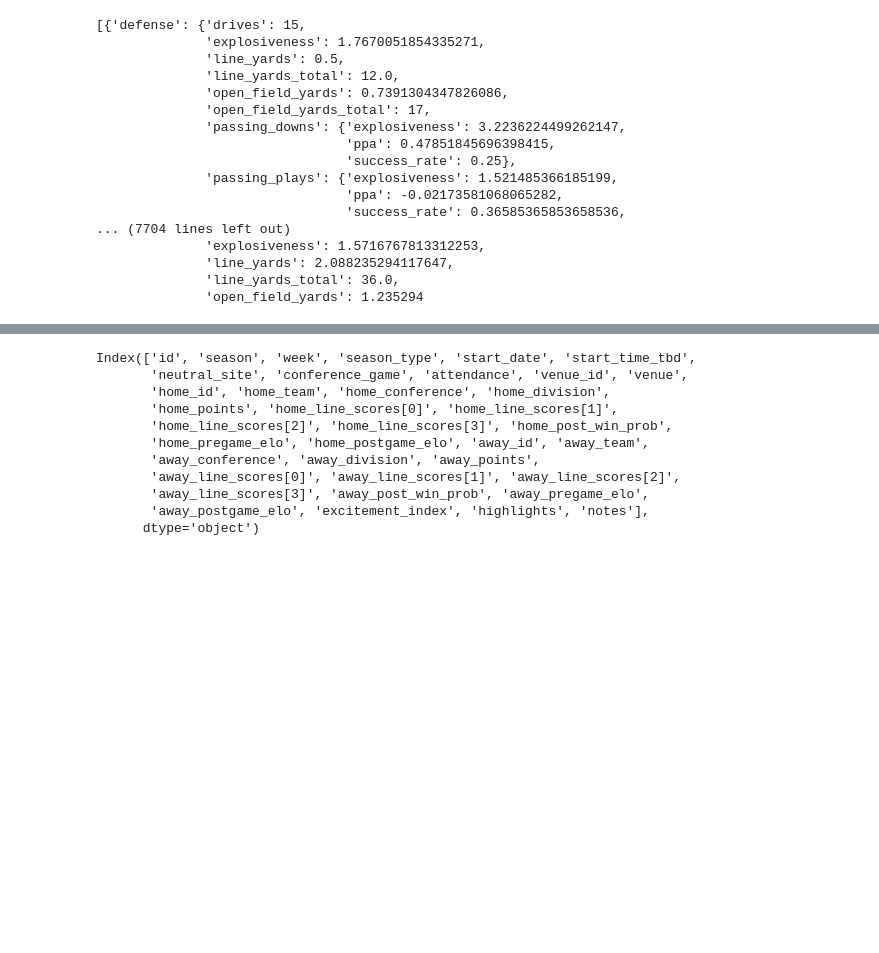
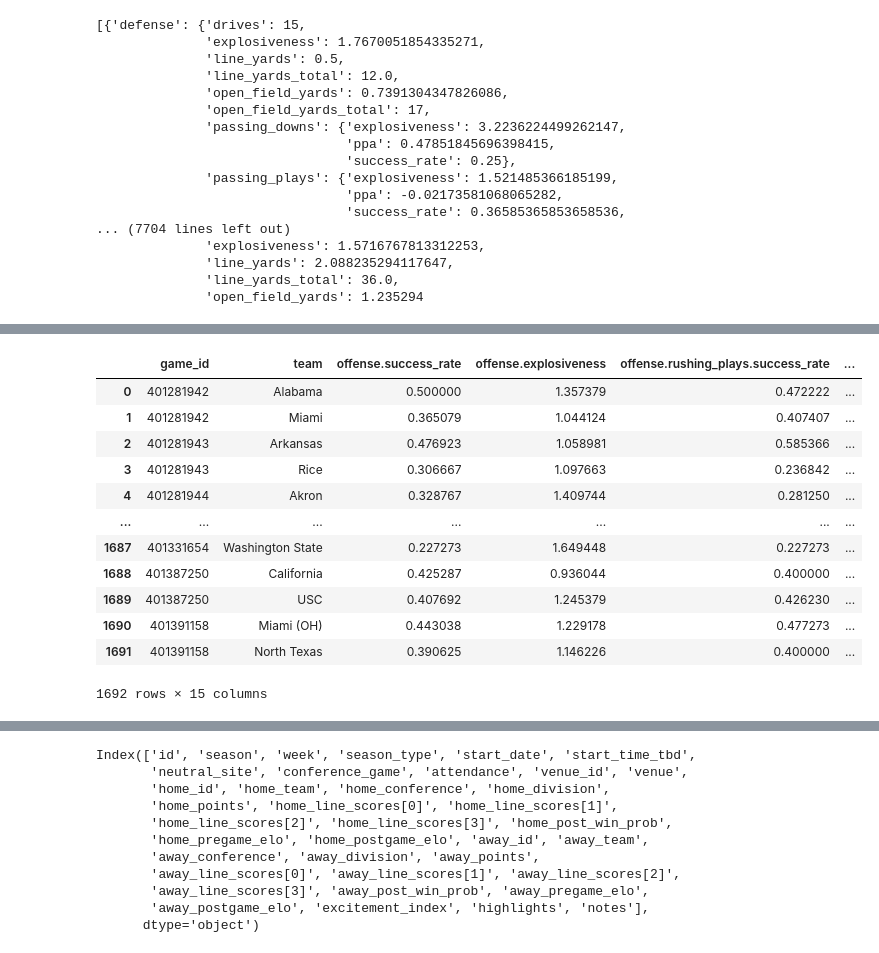
Before and after one commit to baumgartner-99/Team-7-Final-Project, a Jupyter notebook: College_football_prediction.ipynb, the cells around one changed output, grey strips where cells are left out. Drawn from its saved outputs; the diff is of its cells as text; code cells hidden in the pictures; blank space fills up the shorter version.

Commit message:
cleaning data and attemptting to add it to pgadmin

```diff
--- a/College_football_prediction.ipynb
+++ b/College_football_prediction.ipynb
@@ -58,11 +37,0 @@ games[0].defense
-# %%
-# doing the last 4 years.
-for yrs in range(2017,2022):
-    print(yrs)
-    games_years = api_instance.get_advanced_team_game_stats(year = yrs)  #get the data
-    games_years = [g.to_dict() for g in games_years]
-
-    # Flattens the json
-    flatten_df = pd.json_normalize(games_years)
-
-flatten_df
@@ -118,0 +58,11 @@ flatten_df.drop(columns=["season"])
+# %%
+# doing the last 4 years.
+for yrs in range(2018,2022):
+    print(yrs)
+    games_years = api_instance.get_advanced_team_game_stats(year = yrs)  #get the data
+    games_years = [g.to_dict() for g in games_years]
+
+    # Flattens the json
+    flatten_df = pd.json_normalize(games_years)
+
+flatten_df
@@ -118,0 +102,3 @@ flatten_df.drop(columns=["season"])
+# %%
+drop_df = flatten_df.drop(columns=["season"])
+drop_df
@@ -118,0 +157,22 @@ flatten_df.drop(columns=["season"])
+# %%
+trimmed_df = drop_df[["game_id", "team", "offense.success_rate", "offense.explosiveness", "offense.rushing_plays.success_rate",
+                     "offense.rushing_plays.explosiveness", "offense.passing_plays.success_rate", "offense.passing_plays.explosiveness",
+                     "defense.ppa", "defense.success_rate", "defense.stuff_rate", "defense.passing_downs.success_rate",
+                     "defense.rushing_plays.success_rate", "defense.passing_plays.success_rate", "defense.passing_plays.explosiveness",
+                    ]]
+# %%
+trimmed_df
+# %% [output]
+|  | game_id | team | offense.success_rate | offense.explosiveness | offense.rushing_plays.success_rate | ... |
+| 0 | 401281942 | Alabama | 0.500000 | 1.357379 | 0.472222 | ... |
+| 1 | 401281942 | Miami | 0.365079 | 1.044124 | 0.407407 | ... |
+| 2 | 401281943 | Arkansas | 0.476923 | 1.058981 | 0.585366 | ... |
+| 3 | 401281943 | Rice | 0.306667 | 1.097663 | 0.236842 | ... |
+| 4 | 401281944 | Akron | 0.328767 | 1.409744 | 0.281250 | ... |
+| ... | ... | ... | ... | ... | ... | ... |
+| 1687 | 401331654 | Washington State | 0.227273 | 1.649448 | 0.227273 | ... |
+| 1688 | 401387250 | California | 0.425287 | 0.936044 | 0.400000 | ... |
+| 1689 | 401387250 | USC | 0.407692 | 1.245379 | 0.426230 | ... |
+| 1690 | 401391158 | Miami (OH) | 0.443038 | 1.229178 | 0.477273 | ... |
+| 1691 | 401391158 | North Texas | 0.390625 | 1.146226 | 0.400000 | ... |
+1692 rows × 15 columns
```
Also changed, not shown: parts of 12 cells of this notebook, 2 other files.
